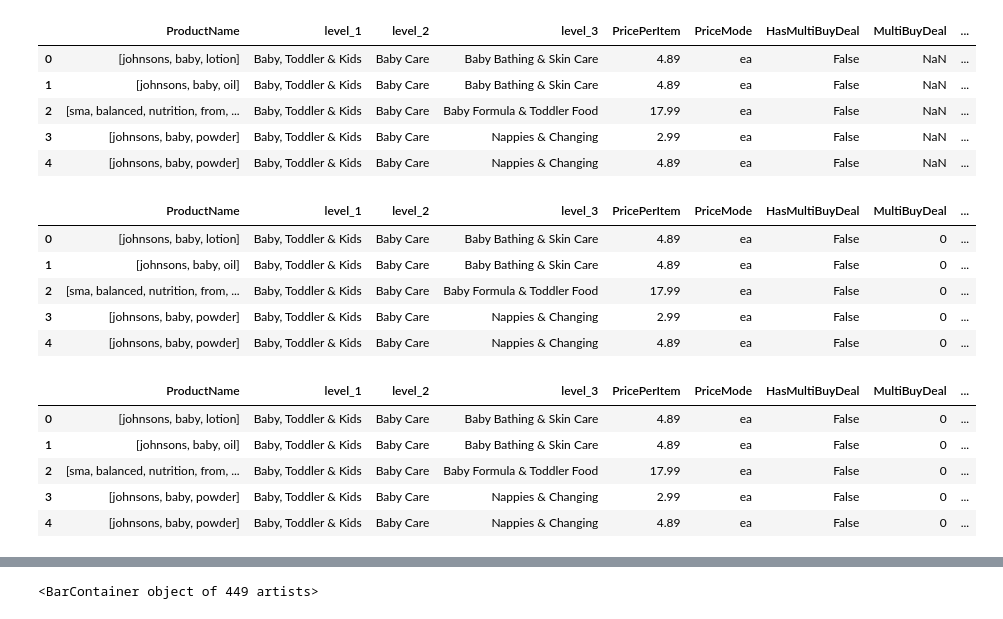
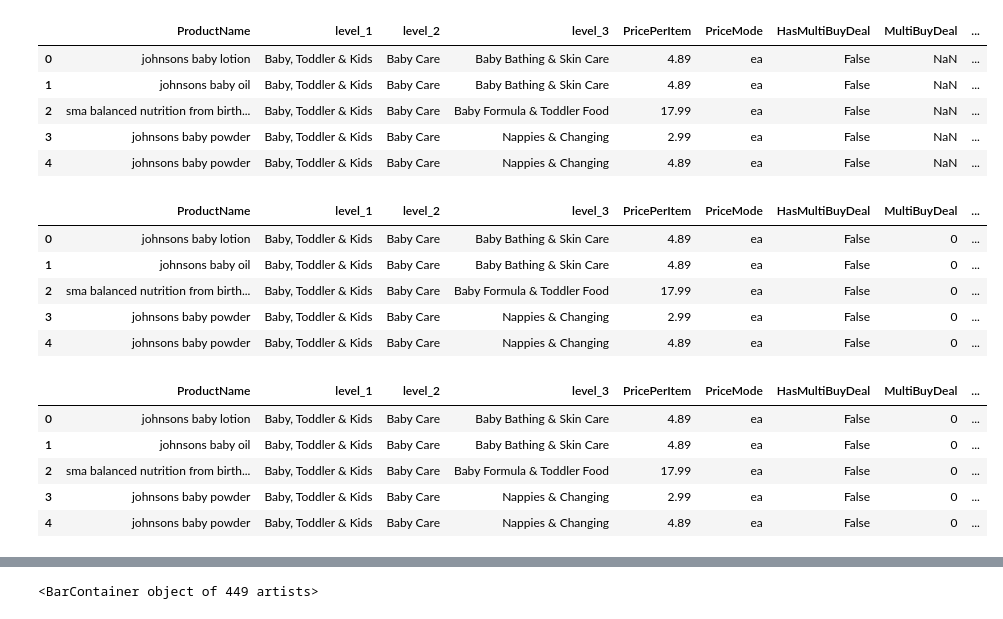
Before and after one commit to lxf44944/babistep_classification, a Jupyter notebook: project/dataexploration.ipynb, the cells around one changed output, grey strips where cells are left out. Drawn from its saved outputs; the diff is of its cells as text; code cells hidden in the pictures.

Commit message:
done the basic id2label and feature extraction

```diff
--- a/project/dataexploration.ipynb
+++ b/project/dataexploration.ipynb
@@ -17,38 +19,39 @@ df.head(5)
 | 4 | Johnson's Baby Powder | Baby, Toddler & Kids | Baby Care | Nappies & Changing | 4.89 | ea | False | NaN | ... |
 # %%
 punctuations = re.compile(r'[^a-zA-Z\s]+')
-df["ProductName"] = [punctuations.sub('', x).lower().split() for x in df["ProductName"].tolist()]
+df["ProductName"] = [" ".join(punctuations.sub('', x).lower().split()) for x in df["ProductName"].tolist()]
 df.head(5)
 # %% [output]
 |  | ProductName | level_1 | level_2 | level_3 | PricePerItem | PriceMode | HasMultiBuyDeal | MultiBuyDeal | ... |
-| 0 | [johnsons, baby, lotion] | Baby, Toddler & Kids | Baby Care | Baby Bathing & Skin Care | 4.89 | ea | False | NaN | ... |
-| 1 | [johnsons, baby, oil] | Baby, Toddler & Kids | Baby Care | Baby Bathing & Skin Care | 4.89 | ea | False | NaN | ... |
-| 2 | [sma, balanced, nutrition, from, ... | Baby, Toddler & Kids | Baby Care | Baby Formula & Toddler Food | 17.99 | ea | False | NaN | ... |
-| 3 | [johnsons, baby, powder] | Baby, Toddler & Kids | Baby Care | Nappies & Changing | 2.99 | ea | False | NaN | ... |
-| 4 | [johnsons, baby, powder] | Baby, Toddler & Kids | Baby Care | Nappies & Changing | 4.89 | ea | False | NaN | ... |
+| 0 | johnsons baby lotion | Baby, Toddler & Kids | Baby Care | Baby Bathing & Skin Care | 4.89 | ea | False | NaN | ... |
+| 1 | johnsons baby oil | Baby, Toddler & Kids | Baby Care | Baby Bathing & Skin Care | 4.89 | ea | False | NaN | ... |
+| 2 | sma balanced nutrition from birth... | Baby, Toddler & Kids | Baby Care | Baby Formula & Toddler Food | 17.99 | ea | False | NaN | ... |
+| 3 | johnsons baby powder | Baby, Toddler & Kids | Baby Care | Nappies & Changing | 2.99 | ea | False | NaN | ... |
+| 4 | johnsons baby powder | Baby, Toddler & Kids | Baby Care | Nappies & Changing | 4.89 | ea | False | NaN | ... |
 # %%
-df["MultiBuyDeal"] = [punctuations.sub('', y).lower().split() if y == y else [] for y in df["MultiBuyDeal"].tolist()]
-df["MultiBuyDeal"] = [1 if y == ["buy", "for"] else (2 if y == ["buy", "for", "limit", "assorted"] else (
-    3 if y == ["limit", "assorted"] else (4 if y == ["limit"] else 0))) for y in df["MultiBuyDeal"].tolist()]
+df["MultiBuyDeal"] = [" ".join(punctuations.sub('', y).lower().split()) if y == y else [] for y in
+                      df["MultiBuyDeal"].tolist()]
+df["MultiBuyDeal"] = [1 if y == "buy for" else (2 if y == "buy for limit assorted" else (
+    3 if y == "limit assorted" else (4 if y == "limit" else 0))) for y in df["MultiBuyDeal"].tolist()]
 df.head(5)
 # %% [output]
 |  | ProductName | level_1 | level_2 | level_3 | PricePerItem | PriceMode | HasMultiBuyDeal | MultiBuyDeal | ... |
-| 0 | [johnsons, baby, lotion] | Baby, Toddler & Kids | Baby Care | Baby Bathing & Skin Care | 4.89 | ea | False | 0 | ... |
-| 1 | [johnsons, baby, oil] | Baby, Toddler & Kids | Baby Care | Baby Bathing & Skin Care | 4.89 | ea | False | 0 | ... |
-| 2 | [sma, balanced, nutrition, from, ... | Baby, Toddler & Kids | Baby Care | Baby Formula & Toddler Food | 17.99 | ea | False | 0 | ... |
-| 3 | [johnsons, baby, powder] | Baby, Toddler & Kids | Baby Care | Nappies & Changing | 2.99 | ea | False | 0 | ... |
-| 4 | [johnsons, baby, powder] | Baby, Toddler & Kids | Baby Care | Nappies & Changing | 4.89 | ea | False | 0 | ... |
+| 0 | johnsons baby lotion | Baby, Toddler & Kids | Baby Care | Baby Bathing & Skin Care | 4.89 | ea | False | 0 | ... |
+| 1 | johnsons baby oil | Baby, Toddler & Kids | Baby Care | Baby Bathing & Skin Care | 4.89 | ea | False | 0 | ... |
+| 2 | sma balanced nutrition from birth... | Baby, Toddler & Kids | Baby Care | Baby Formula & Toddler Food | 17.99 | ea | False | 0 | ... |
+| 3 | johnsons baby powder | Baby, Toddler & Kids | Baby Care | Nappies & Changing | 2.99 | ea | False | 0 | ... |
+| 4 | johnsons baby powder | Baby, Toddler & Kids | Baby Care | Nappies & Changing | 4.89 | ea | False | 0 | ... |
 # %%
-df["PromoBadgeImageLabel"] = [punctuations.sub('', z).lower().split() if z == z else [] for z in
+df["PromoBadgeImageLabel"] = [" ".join(punctuations.sub('', z).lower().split()) if z == z else [] for z in
                               df["PromoBadgeImageLabel"].tolist()]
 df.head(5)
 # %% [output]
 |  | ProductName | level_1 | level_2 | level_3 | PricePerItem | PriceMode | HasMultiBuyDeal | MultiBuyDeal | ... |
-| 0 | [johnsons, baby, lotion] | Baby, Toddler & Kids | Baby Care | Baby Bathing & Skin Care | 4.89 | ea | False | 0 | ... |
-| 1 | [johnsons, baby, oil] | Baby, Toddler & Kids | Baby Care | Baby Bathing & Skin Care | 4.89 | ea | False | 0 | ... |
-| 2 | [sma, balanced, nutrition, from, ... | Baby, Toddler & Kids | Baby Care | Baby Formula & Toddler Food | 17.99 | ea | False | 0 | ... |
-| 3 | [johnsons, baby, powder] | Baby, Toddler & Kids | Baby Care | Nappies & Changing | 2.99 | ea | False | 0 | ... |
-| 4 | [johnsons, baby, powder] | Baby, Toddler & Kids | Baby Care | Nappies & Changing | 4.89 | ea | False | 0 | ... |
+| 0 | johnsons baby lotion | Baby, Toddler & Kids | Baby Care | Baby Bathing & Skin Care | 4.89 | ea | False | 0 | ... |
+| 1 | johnsons baby oil | Baby, Toddler & Kids | Baby Care | Baby Bathing & Skin Care | 4.89 | ea | False | 0 | ... |
+| 2 | sma balanced nutrition from birth... | Baby, Toddler & Kids | Baby Care | Baby Formula & Toddler Food | 17.99 | ea | False | 0 | ... |
+| 3 | johnsons baby powder | Baby, Toddler & Kids | Baby Care | Nappies & Changing | 2.99 | ea | False | 0 | ... |
+| 4 | johnsons baby powder | Baby, Toddler & Kids | Baby Care | Nappies & Changing | 4.89 | ea | False | 0 | ... |
 # %%
 df["MultiBuyPrice"].fillna(0, inplace=True)
 df["MultiBuyQuantity"].fillna(0, inplace=True)
```
Also changed, not shown: parts of 6 cells of this notebook.
